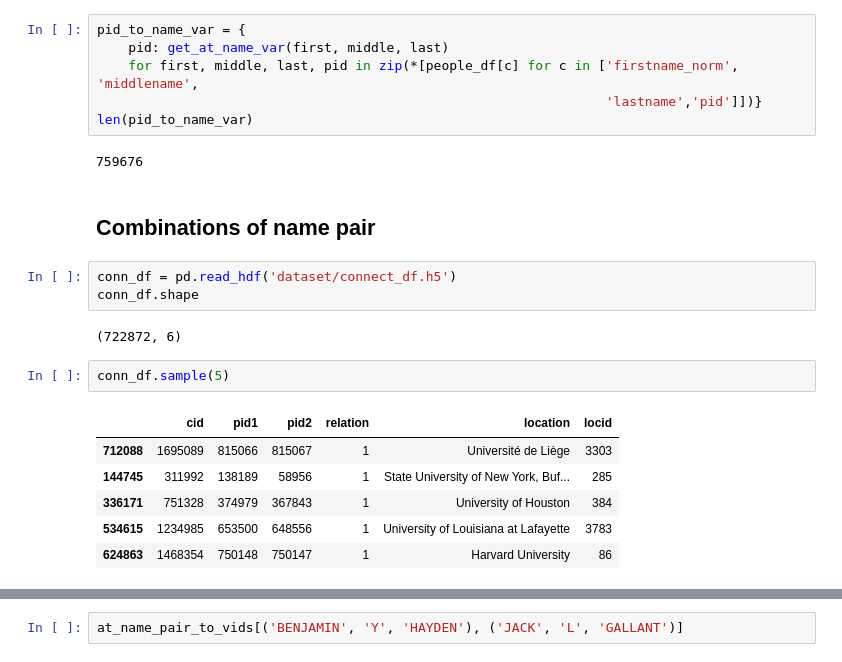
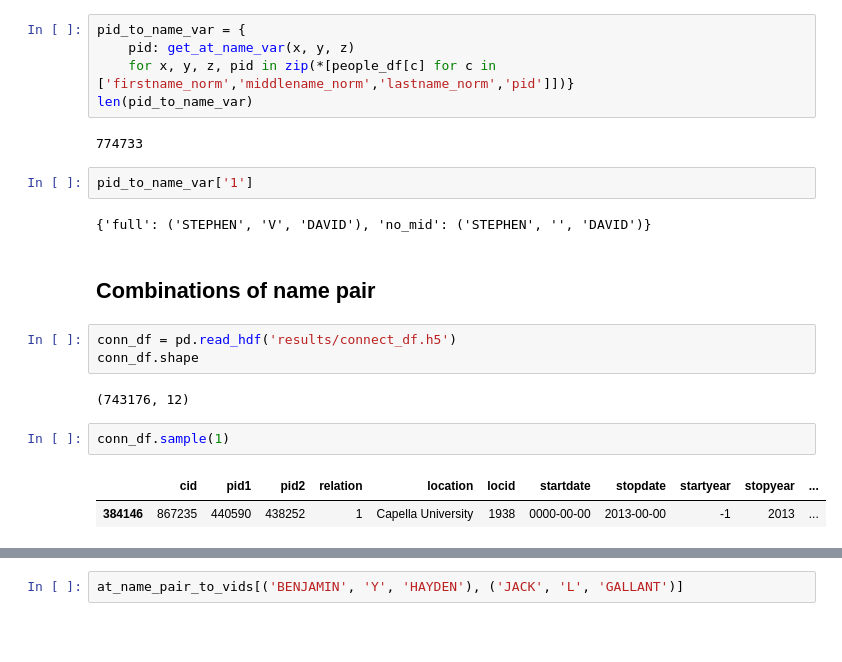
Before and after one commit to sciosci/AFT-MAG, a Jupyter notebook: prepare_aft_to_mag_author.ipynb, the cells around one changed output, grey strips where cells are left out. Drawn from its saved outputs; the diff is of its cells as text; blank space fills up the shorter version.

```diff
--- a/prepare_aft_to_mag_author.ipynb
+++ b/prepare_aft_to_mag_author.ipynb
@@ -84,24 +59,23 @@ print(
 # %%
 pid_to_name_var = {
-    pid: get_at_name_var(first, middle, last)
-    for first, middle, last, pid in zip(*[people_df[c] for c in ['firstname_norm', 'middlename',
-                                                                 'lastname','pid']])}
+    pid: get_at_name_var(x, y, z)
+    for x, y, z, pid in zip(*[people_df[c] for c in ['firstname_norm','middlename_norm','lastname_norm','pid']])}
 len(pid_to_name_var)
 # %% [output]
-759676
+774733
+# %%
+pid_to_name_var['1']
+# %% [output]
+{'full': ('STEPHEN', 'V', 'DAVID'), 'no_mid': ('STEPHEN', '', 'DAVID')}
 # %% [markdown]
 ## Combinations of name pair
 # %%
-conn_df = pd.read_hdf('dataset/connect_df.h5')
+conn_df = pd.read_hdf('results/connect_df.h5')
 conn_df.shape
 # %% [output]
-(722872, 6)
+(743176, 12)
 # %%
-conn_df.sample(5)
+conn_df.sample(1)
 # %% [output]
-|  | cid | pid1 | pid2 | relation | location | locid |
-| 712088 | 1695089 | 815066 | 815067 | 1 | Université de Liège | 3303 |
-| 144745 | 311992 | 138189 | 58956 | 1 | State University of New York, Buf... | 285 |
-| 336171 | 751328 | 374979 | 367843 | 1 | University of Houston | 384 |
-| 534615 | 1234985 | 653500 | 648556 | 1 | University of Louisiana at Lafayette | 3783 |
-| 624863 | 1468354 | 750148 | 750147 | 1 | Harvard University | 86 |
+|  | cid | pid1 | pid2 | relation | location | locid | startdate | stopdate | startyear | stopyear | ... |
+| 384146 | 867235 | 440590 | 438252 | 1 | Capella University | 1938 | 0000-00-00 | 2013-00-00 | -1 | 2013 | ... |
```
Also changed, not shown: parts of 60 cells of this notebook, 3 other files.
